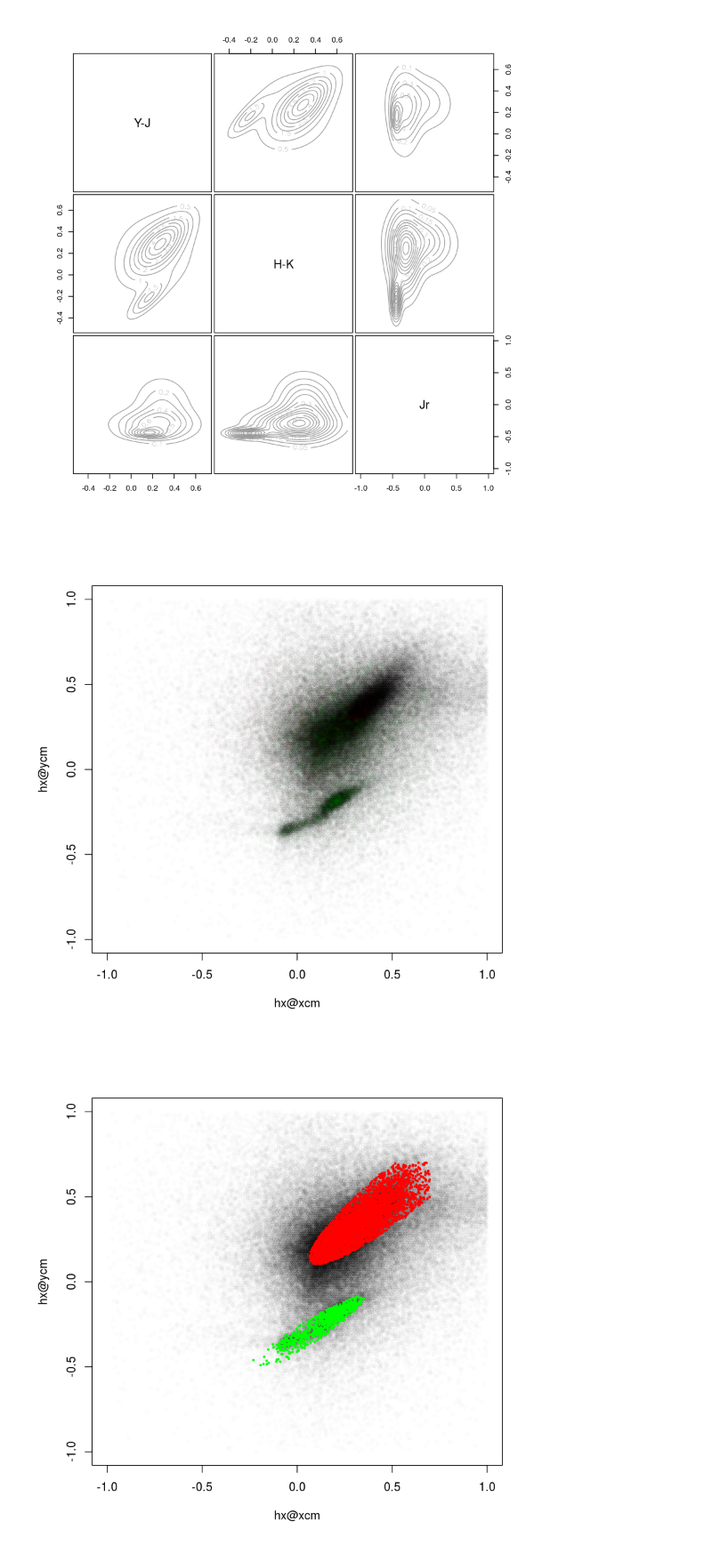
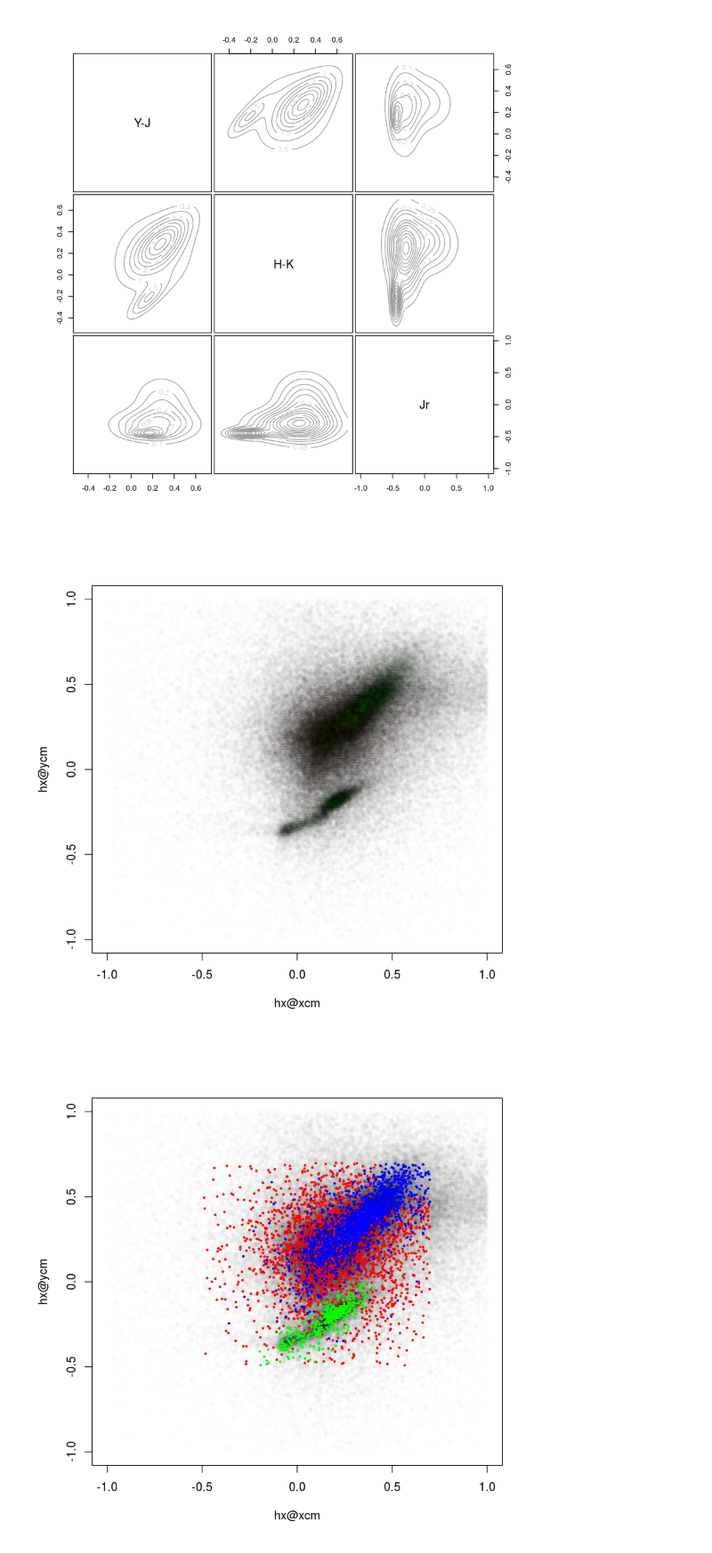
Before and after one commit to BrunoSanchez/VVV_galaxies, a Jupyter notebook: ultravista_catalog.ipynb, the cells around one changed output. Shown at 89% size. Saved outputs shown, nothing was run; the diff lists cells and outputs as text; code cells hidden in the pictures.

```diff
--- a/ultravista_catalog.ipynb
+++ b/ultravista_catalog.ipynb
@@ -86,8 +89,9 @@ p3 <- mc$z[,3] #Vector con las probabilidades de pertenecer al grupo 3
 class <- mc$classification
 aux <- data.frame(aux, class, p1, p2, p3)
 
-aux1 <- subset(aux, aux$class == 3)
+aux1 <- subset(aux, aux$class == 1)
 aux2 <- subset(aux, aux$class == 2)
+aux3 <- subset(aux, aux$class == 3)
 # %%
 hx1 <- hexbin(aux1$Y.J,aux1$H.K,xbins=200)
 hx2 <- hexbin(aux2$Y.J,aux2$H.K,xbins=200)
@@ -96,16 +101,17 @@ hx <- hexbin(colores$'Y-J',colores$'H-K',xbins=200)
 plot(hx@xcm,hx@ycm,col=rgb(0,0,0,hx@count/(max(hx@count))), pch=20)
 points(hx1@xcm,hx1@ycm,col=rgb(1,0,0,hx1@count/(max(hx@count))), pch=20)
 points(hx2@xcm,hx2@ycm,col=rgb(0,1,0,hx2@count/(max(hx@count))), pch=20)
+points(hx3@xcm,hx3@ycm,col=rgb(0,1,0,hx3@count/(max(hx@count))), pch=20)
 # %% [output]
-[figure, old version]
+[figure, new version]
 # %%
-aux1 <- subset(aux1, aux1$p3 > 0.5 ) #Me quedo con los que tienen mayor probabilidad
+aux1 <- subset(aux1, aux1$p1 > 0.5 ) #Me quedo con los que tienen mayor probabilidad
 aux2 <- subset(aux2, aux2$p2 > 0.5) #Me quedo con los que tienen mayor probabilidad
+aux3 <- subset(aux3, aux3$p3 > 0.5) #Me quedo con los que tienen mayor probabilidad
 # %%
 plot(hx@xcm, hx@ycm, col = rgb(0,0,0,hx@count/(max(hx@count))), pch = 20)
-hx1 <- hexbin(aux1$Y.J, aux1$H.K, xbins = 200)
-hx2 <- hexbin(aux2$Y.J, aux2$H.K, xbins = 200)
 points(aux1$Y.J, aux1$H.K, col = rgb(1,0,0), pch=20, cex = 0.5)
 points(aux2$Y.J, aux2$H.K, col = rgb(0,1,0), pch=20, cex = 0.5)
+points(aux3$Y.J, aux3$H.K, col = rgb(0,0,1), pch=20, cex = 0.5)
 # %% [output]
-[figure, old version]
+[figure, new version]
```
Also changed, not shown: parts of 25 cells of this notebook.
